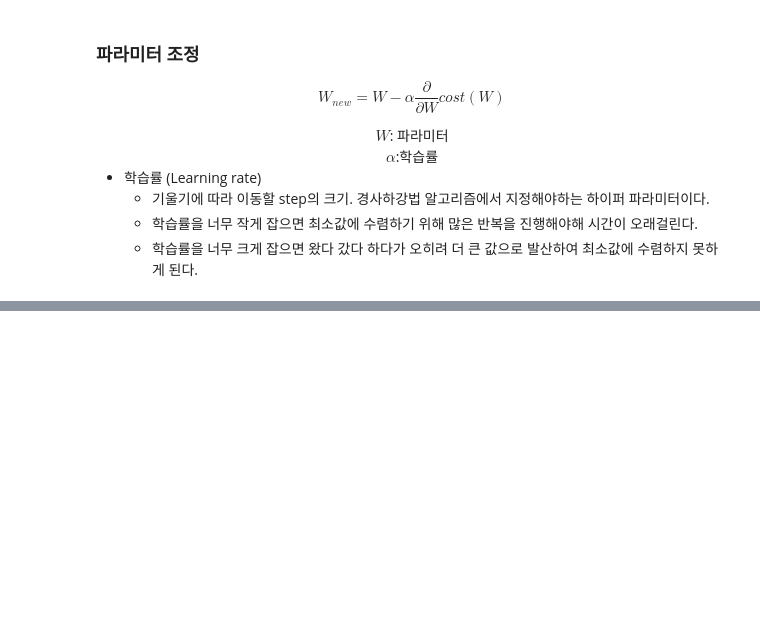
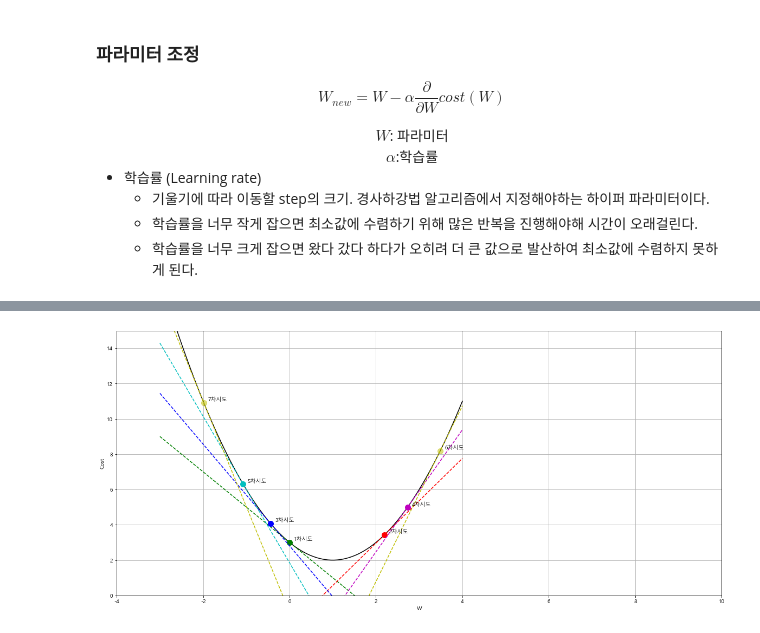
Before and after one commit to sujeong-jang-creator/jcrystal, a Jupyter notebook: 12.MachineLearning/최적화-경사하강법.ipynb, the cells around one changed output, grey strips where cells are left out. Drawn from its saved outputs; the diff is of its cells as text; code cells hidden in the pictures; blank space fills up the shorter version.

```diff
--- a/12.MachineLearning/최적화-경사하강법.ipynb
+++ b/12.MachineLearning/최적화-경사하강법.ipynb
@@ -70,12 +77,12 @@ def fd(x):
 # %%
 X = np.linspace(-3,4, 100)
 
-plt.figure(figsize=(10,10))
+plt.figure(figsize=(20,9))
 plt.plot(X, f(X), 'k-')
 
-learning_rate = 0.4
-# learning_rate = 0.01
-# learning_rate = 1.1
+# learning_rate = 0.4 #: 5차
+# learning_rate = 0.01 #: 학습률이 너무 작을 경우 최적의 파라미터를 찾는데 너무 오래 걸린다.
+learning_rate = 1.1 #: 학습률이 너무 큰 값일 경우에는 발산해서 최적의 파라미터를 찾지 못할 수 있다.
 
 # w: 조정할 가중치
 w = 0
@@ -84,37 +91,51 @@ plt.text(w+0.1, f(w)+0.1, '1차시도')
 plt.plot(X, fd(w)*(X) + f(w), 'g--')
 print('1차시도: w={:.2f}, 기울기 = {:.2f}'.format(w, fd(w)))
 
-# w = w - learning_rate*fd(w)
-# plt.plot(w, f(w), 'ro', markersize=10)
-# plt.text(w+0.1, f(w)+0.1, '2차시도')
-# plt.plot(X, fd(w)*(X-w) + f(w), 'r--')
-# print('2차시도: w={:.2f}, 기울기 = {:.2f}'.format(w, fd(w)))
+w = w - learning_rate*fd(w)
+plt.plot(w, f(w), 'ro', markersize=10)
+plt.text(w+0.1, f(w)+0.1, '2차시도')
+plt.plot(X, fd(w)*(X-w) + f(w), 'r--')
+print('2차시도: w={:.2f}, 기울기 = {:.2f}'.format(w, fd(w)))
 
-# w = w - learning_rate*fd(w)
-# plt.plot(w, f(w), 'bo', markersize=10)
-# plt.text(w+0.1, f(w)+0.1, '3차시도')
-# plt.plot(X, fd(w)*(X-w) + f(w), 'b--')
-# print('3차시도: w={:.2f}, 기울기 = {:.2f}'.format(w, fd(w)))
+w = w - learning_rate*fd(w)
+plt.plot(w, f(w), 'bo', markersize=10)
+plt.text(w+0.1, f(w)+0.1, '3차시도')
+plt.plot(X, fd(w)*(X-w) + f(w), 'b--')
+print('3차시도: w={:.2f}, 기울기 = {:.2f}'.format(w, fd(w)))
 
 
-# w = w - learning_rate*fd(w)
-# plt.plot(w, f(w), 'mo', markersize=10)
-# plt.text(w+0.1, f(w)+0.1, '4차시도')
-# plt.plot(X, fd(w)*(X-w) + f(w), 'm--')
-# print('4차시도: w={:.2f}, 기울기 = {:.2f}'.format(w, fd(w)))
+w = w - learning_rate*fd(w)
+plt.plot(w, f(w), 'mo', markersize=10)
+plt.text(w+0.1, f(w)+0.1, '4차시도')
+plt.plot(X, fd(w)*(X-w) + f(w), 'm--')
+print('4차시도: w={:.2f}, 기울기 = {:.2f}'.format(w, fd(w)))
 
 
-# w = w - learning_rate*fd(w)
-# plt.plot(w, f(w), 'co', markersize=10)
-# plt.text(w+0.1, f(w)+0.1, '5차시도')
-# plt.plot(X, fd(w)*(X-w) + f(w), 'c--')
-# print('5차시도: w={:.2f}, 기울기 = {:.2f}'.format(w, fd(w)))
+w = w - learning_rate*fd(w)
+plt.plot(w, f(w), 'co', markersize=10)
+plt.text(w+0.1, f(w)+0.1, '5차시도')
+plt.plot(X, fd(w)*(X-w) + f(w), 'c--')
+print('5차시도: w={:.2f}, 기울기 = {:.2f}'.format(w, fd(w)))
 
-# w = w - learning_rate*fd(w)
-# plt.plot(w, f(w), 'yo', markersize=10, alpha=0.5)
-# plt.text(w+0.1, f(w)+0.1, '6차시도')
-# plt.plot(X, fd(w)*(X-w) + f(w), 'y--')
-# print('6차시도: w={:.2f}, 기울기 = {:.2f}'.format(w, fd(w)))
+w = w - learning_rate*fd(w)
+plt.plot(w, f(w), 'yo', markersize=10, alpha=0.5)
+plt.text(w+0.1, f(w)+0.1, '6차시도')
+plt.plot(X, fd(w)*(X-w) + f(w), 'y--')
+print('6차시도: w={:.2f}, 기울기 = {:.2f}'.format(w, fd(w)))
+
+w = w - learning_rate*fd(w)
+plt.plot(w, f(w), 'yo', markersize=10, alpha=0.5)
+plt.text(w+0.1, f(w)+0.1, '7차시도')
+plt.plot(X, fd(w)*(X-w) + f(w), 'y--')
+print('7차시도: w={:.2f}, 기울기 = {:.2f}'.format(w, fd(w)))
+
+
+
+
+
+
+
+
 
 plt.ylim(0,15)
 plt.xlim(-4,10)
@@ -122,3 +143,4 @@ plt.xlabel('W')
 plt.ylabel('Cost')
 plt.grid(True)
 plt.show()
+# %% [output]
@@ -124,0 +154 @@ plt.show()
+[figure, added]
```
Also changed, not shown: parts of 6 cells of this notebook, 32 other files.
